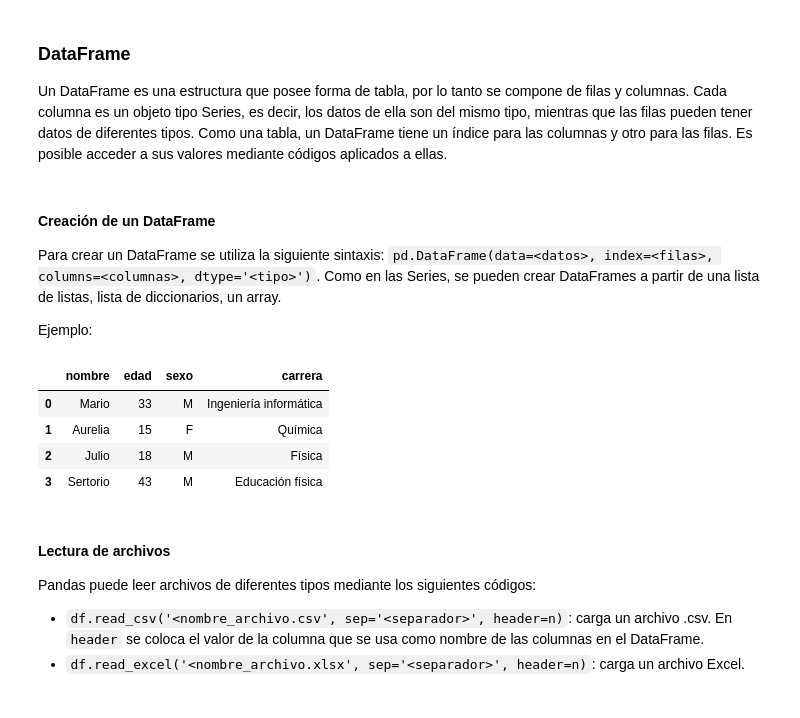
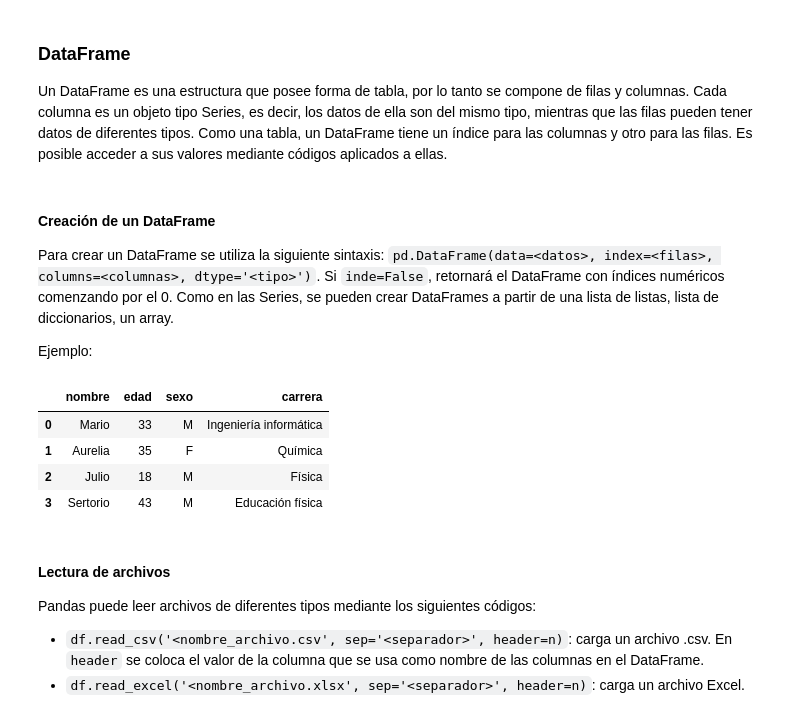
Before and after one commit to GabyPinilla/resumenes, a Jupyter notebook: Resumen_Python.ipynb, the cells around one changed output. Cells and saved outputs as stored; diff of their text form; code cells hidden in the pictures.

```diff
--- a/Resumen_Python.ipynb
+++ b/Resumen_Python.ipynb
@@ -788,20 +788,20 @@ dtype: int32
 Un DataFrame es una estructura que posee forma de tabla, por lo tanto se compone de filas y columnas. Cada columna es un objeto tipo Series, es decir, los datos de ella son del mismo tipo, mientras que las filas pueden tener datos de diferentes tipos. Como una tabla, un DataFrame tiene un índice para las columnas y otro para las filas. Es posible acceder a sus valores mediante códigos aplicados a ellas.
 # %% [markdown]
 #### Creación de un DataFrame
-Para crear un DataFrame se utiliza la siguiente sintaxis: `pd.DataFrame(data=<datos>, index=<filas>, columns=<columnas>, dtype='<tipo>')`. Como en las Series, se pueden crear DataFrames a partir de una lista de listas, lista de diccionarios, un array.
+Para crear un DataFrame se utiliza la siguiente sintaxis: `pd.DataFrame(data=<datos>, index=<filas>, columns=<columnas>, dtype='<tipo>')`. Si `inde=False`, retornará el DataFrame con índices numéricos comenzando por el 0. Como en las Series, se pueden crear DataFrames a partir de una lista de listas, lista de diccionarios, un array.
 
 Ejemplo:
 # %%
 datos = {'nombre': ['Mario', 'Aurelia', 'Julio', 'Sertorio'],
-         'edad':[33, 15, 18, 43],
+         'edad':[33, 35, 18, 43],
          'sexo':['M', 'F', 'M', 'M'],
          'carrera':['Ingeniería informática', 'Química', 'Física', 'Educación física']}
-df = pd.DataFrame(data=datos)
-df
+df_nombres = pd.DataFrame(data=datos)
+df_nombres
 # %% [output]
 |  | nombre | edad | sexo | carrera |
 | 0 | Mario | 33 | M | Ingeniería informática |
-| 1 | Aurelia | 15 | F | Química |
+| 1 | Aurelia | 35 | F | Química |
 | 2 | Julio | 18 | M | Física |
 | 3 | Sertorio | 43 | M | Educación física |
 # %% [markdown]
```
Also changed, not shown: parts of 12 cells of this notebook.
